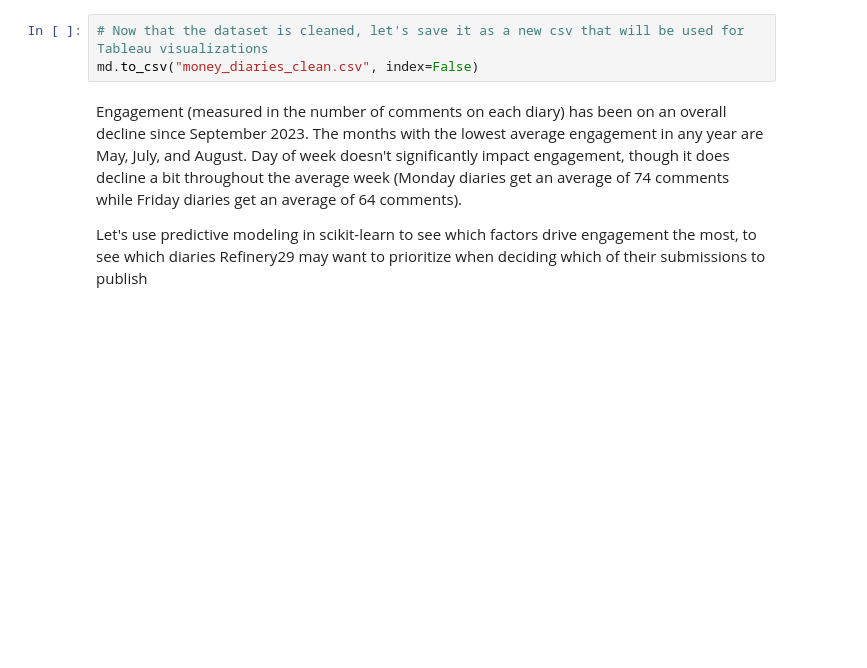
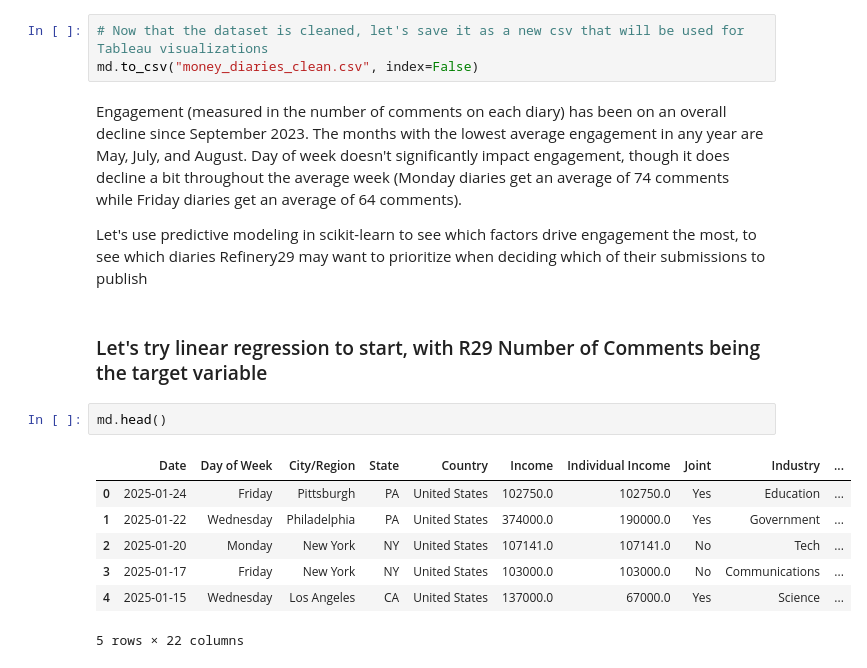
Before and after one commit to mgracie2002/Refinery29-Money-Diaries-Project, a Jupyter notebook: money_diaries_notebook.ipynb, the cells around one changed output. Cells and saved outputs as stored; diff of their text form; blank space fills up the shorter version.

```diff
--- a/money_diaries_notebook.ipynb
+++ b/money_diaries_notebook.ipynb
@@ -327,3 +327,15 @@ md.to_csv("money_diaries_clean.csv", index=False)
 Engagement (measured in the number of comments on each diary) has been on an overall decline since September 2023. The months with the lowest average engagement in any year are May, July, and August. Day of week doesn't significantly impact engagement, though it does decline a bit throughout the average week (Monday diaries get an average of 74 comments while Friday diaries get an average of 64 comments).
 
 Let's use predictive modeling in scikit-learn to see which factors drive engagement the most, to see which diaries Refinery29 may want to prioritize when deciding which of their submissions to publish
+# %% [markdown]
+### Let's try linear regression to start, with R29 Number of Comments being the target variable
+# %%
+md.head()
+# %% [output]
+|  | Date | Day of Week | City/Region | State | Country | Income | Individual Income | Joint | Industry | ... |
+| 0 | 2025-01-24 | Friday | Pittsburgh | PA | United States | 102750.0 | 102750.0 | Yes | Education | ... |
+| 1 | 2025-01-22 | Wednesday | Philadelphia | PA | United States | 374000.0 | 190000.0 | Yes | Government | ... |
+| 2 | 2025-01-20 | Monday | New York | NY | United States | 107141.0 | 107141.0 | No | Tech | ... |
+| 3 | 2025-01-17 | Friday | New York | NY | United States | 103000.0 | 103000.0 | No | Communications | ... |
+| 4 | 2025-01-15 | Wednesday | Los Angeles | CA | United States | 137000.0 | 67000.0 | Yes | Science | ... |
+5 rows × 22 columns
```
Also changed, not shown: parts of 17 cells of this notebook.
